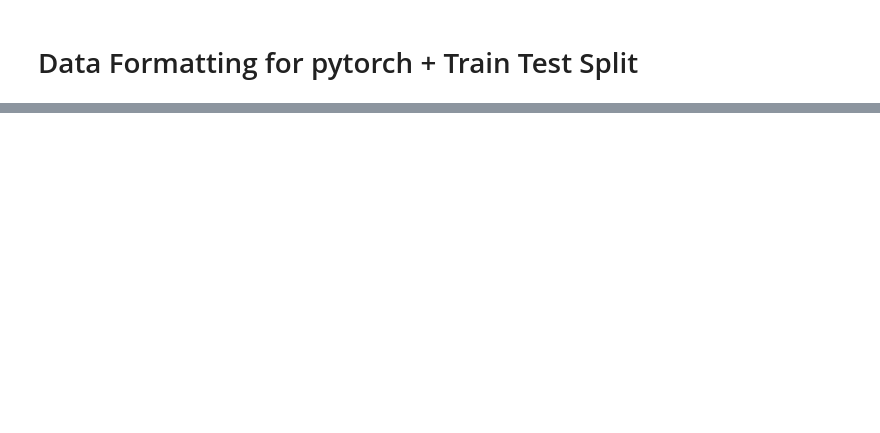
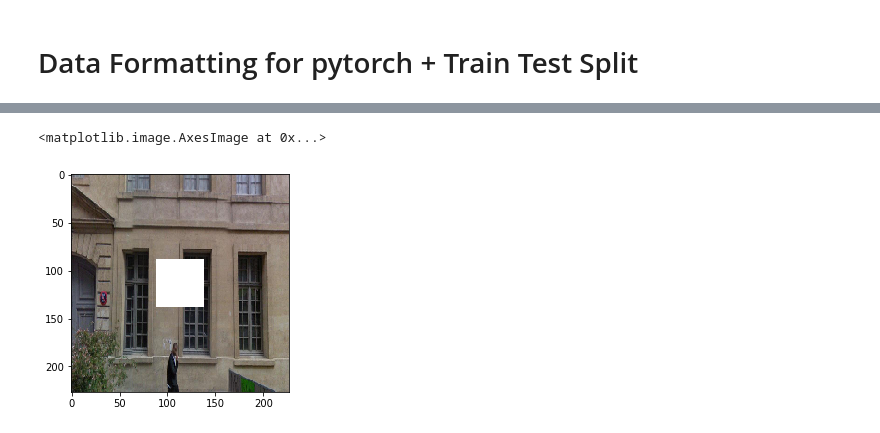
Before and after one commit to a92920/ProjectGAN, a Jupyter notebook: EDA_TRAIN.ipynb, the cells around one changed output, grey strips where cells are left out. Saved outputs shown, nothing was run; the diff lists cells and outputs as text; code cells hidden in the pictures; blank space fills up the shorter version.

```diff
--- a/EDA_TRAIN.ipynb
+++ b/EDA_TRAIN.ipynb
@@ -278,0 +275,4 @@ Generator(
+# %%
+images = training_data_loaded["image"]
+# %%
+images = torch.reshape(images,(16,227,227,3))
@@ -278,0 +281,11 @@ Generator(
+# %%
+size = 50
+mid = (227-size)//2 + 1
+corner = (mid,mid)
+cover = (size,size)
+image = images[20].copy()
+image[corner[0]:cover[0]+corner[0],corner[1]:cover[1]+corner[1]] = 255
+plt.imshow(image)
+# %% [output]
+<matplotlib.image.AxesImage at 0x...>
+[figure, added]
```
Also changed, not shown: parts of 25 cells of this notebook, 3 other files.
